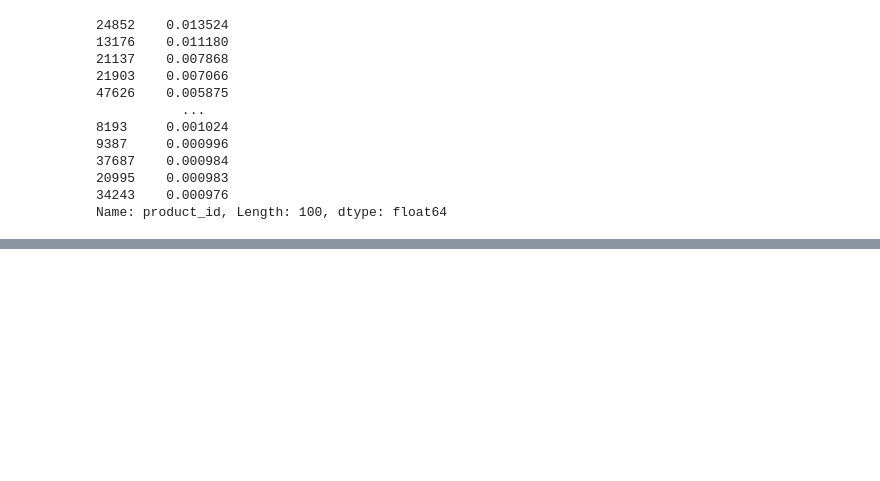
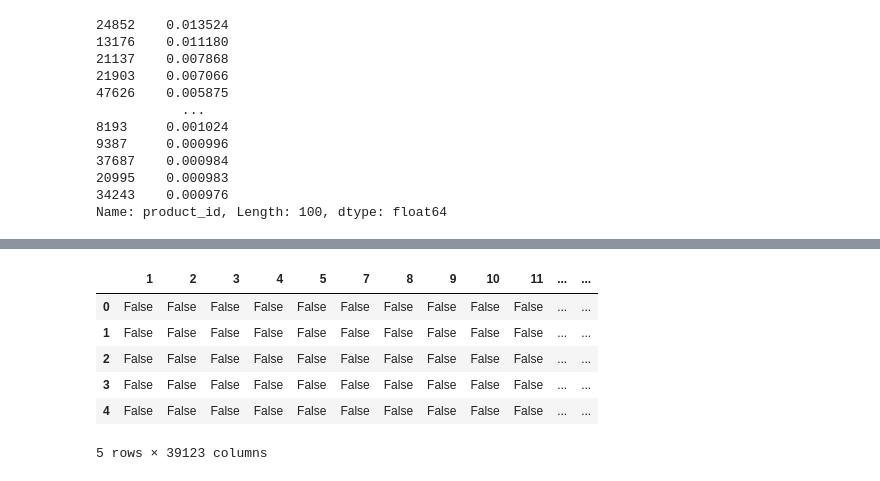
Before and after one commit to Huni0318/preprocessing, a Jupyter notebook: practice/practice7.ipynb, the cells around one changed output, grey strips where cells are left out. Cells and saved outputs as stored; diff of their text form; code cells hidden in the pictures; blank space fills up the shorter version.

```diff
--- a/practice/practice7.ipynb
+++ b/practice/practice7.ipynb
@@ -285,0 +302,15 @@ product_list_per_order = df.groupby('order_id')['product_id'].apply(list)
+# %%
+# 구매 기록 데이터 -> One hot encoding 데이터
+from mlxtend.preprocessing import TransactionEncoder
+encoder = TransactionEncoder() # 인스턴스화
+one_hot_df = encoder.fit(product_list_per_order).transform(product_list_per_order) # 결과 : ndarray
+one_hot_df = pd.DataFrame(one_hot_df, columns = encoder.columns_)
+one_hot_df.head()
+# %% [output]
+|  | 1 | 2 | 3 | 4 | 5 | 7 | 8 | 9 | 10 | 11 | ... | ... |
+| 0 | False | False | False | False | False | False | False | False | False | False | ... | ... |
+| 1 | False | False | False | False | False | False | False | False | False | False | ... | ... |
+| 2 | False | False | False | False | False | False | False | False | False | False | ... | ... |
+| 3 | False | False | False | False | False | False | False | False | False | False | ... | ... |
+| 4 | False | False | False | False | False | False | False | False | False | False | ... | ... |
+5 rows × 39123 columns
```
Also changed, not shown: parts of 1 cell of this notebook.
